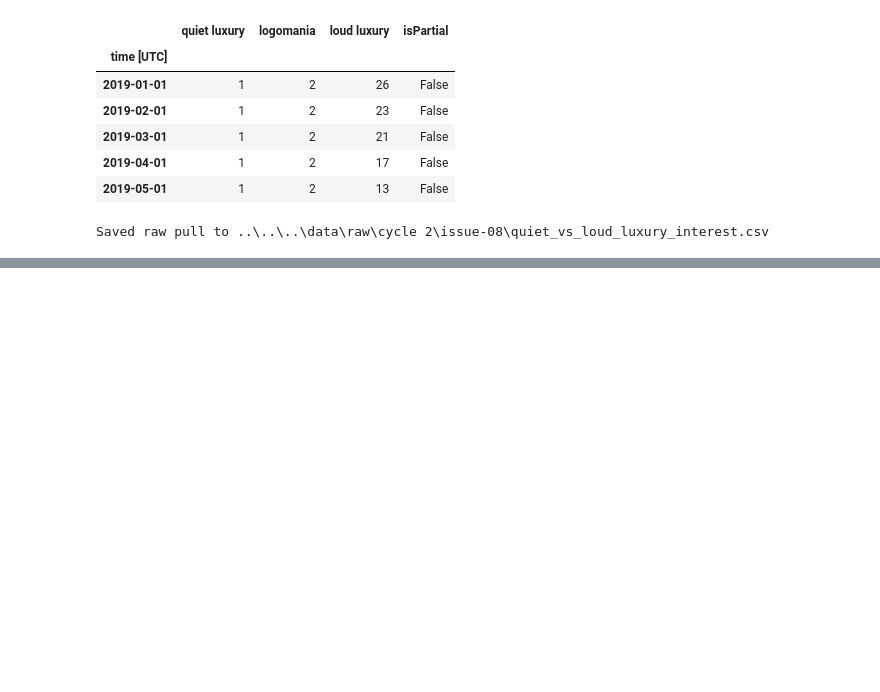
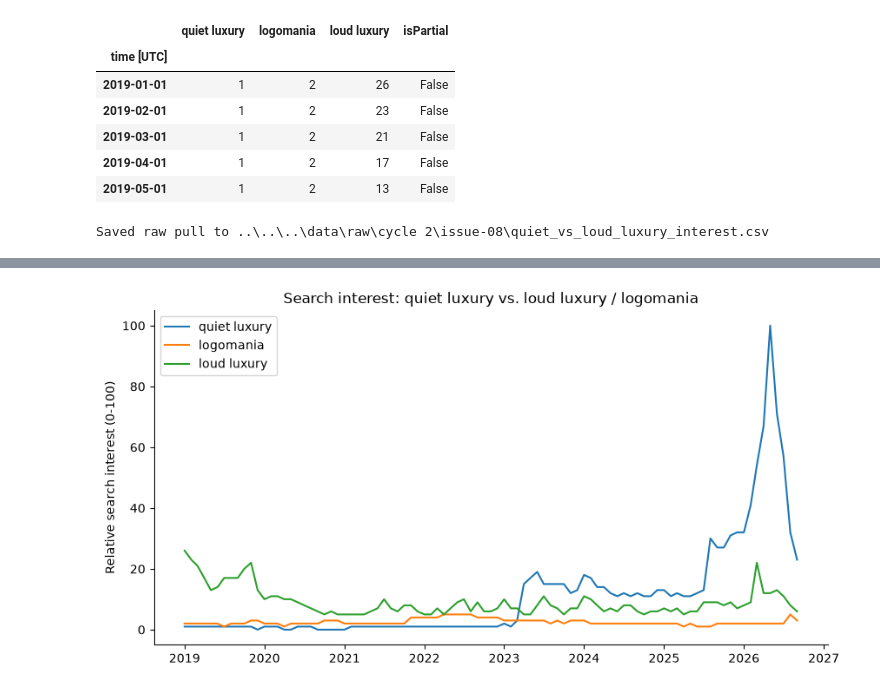
Before and after one commit to juvinciariadi/data-worn-thin.-, a Jupyter notebook: notebooks/cycle 2/issue-08/8.1-quiet-vs-loud-trendanal.ipynb, the cells around one changed output, grey strips where cells are left out. Saved outputs shown, nothing was run; the diff lists cells and outputs as text; code cells hidden in the pictures; blank space fills up the shorter version.

```diff
--- a/notebooks/cycle 2/issue-08/8.1-quiet-vs-loud-trendanal.ipynb
+++ b/notebooks/cycle 2/issue-08/8.1-quiet-vs-loud-trendanal.ipynb
@@ -73,0 +90,13 @@ Saved raw pull to ..\..\..\data\raw\cycle 2\issue-08\quiet_vs_loud_luxury_intere
+# %%
+fig, ax = plt.subplots(figsize=(10, 5))
+for term in TERMS:
+    if term in df.columns:
+        ax.plot(df.index, df[term], label=term)
+ax.set_title("Search interest: quiet luxury vs. loud luxury / logomania")
+ax.set_ylabel("Relative search interest (0-100)")
+ax.legend()
+ax.spines["top"].set_visible(False)
+ax.spines["right"].set_visible(False)
+plt.show()
+# %% [output]
+[figure, added]
```
Also changed, not shown: parts of 4 cells of this notebook.
